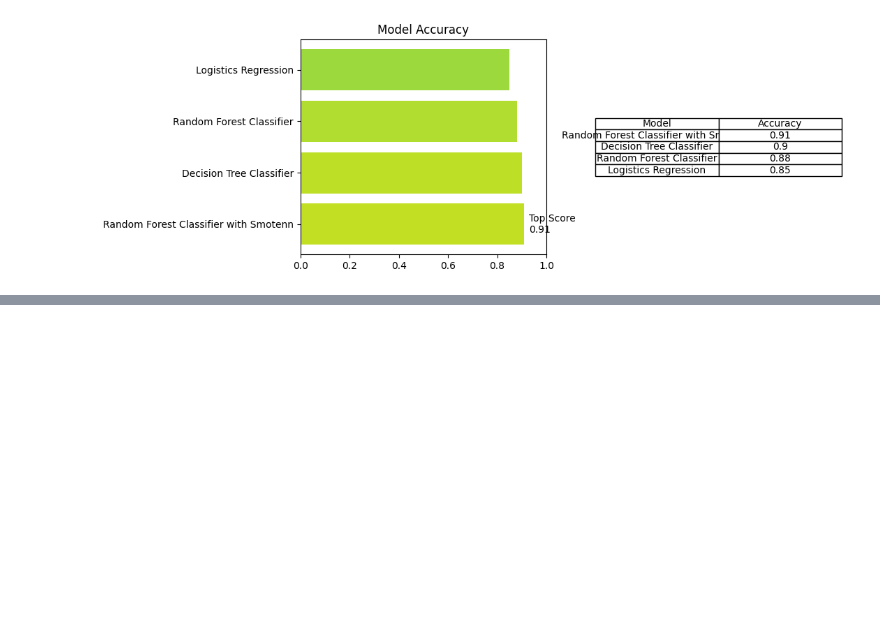
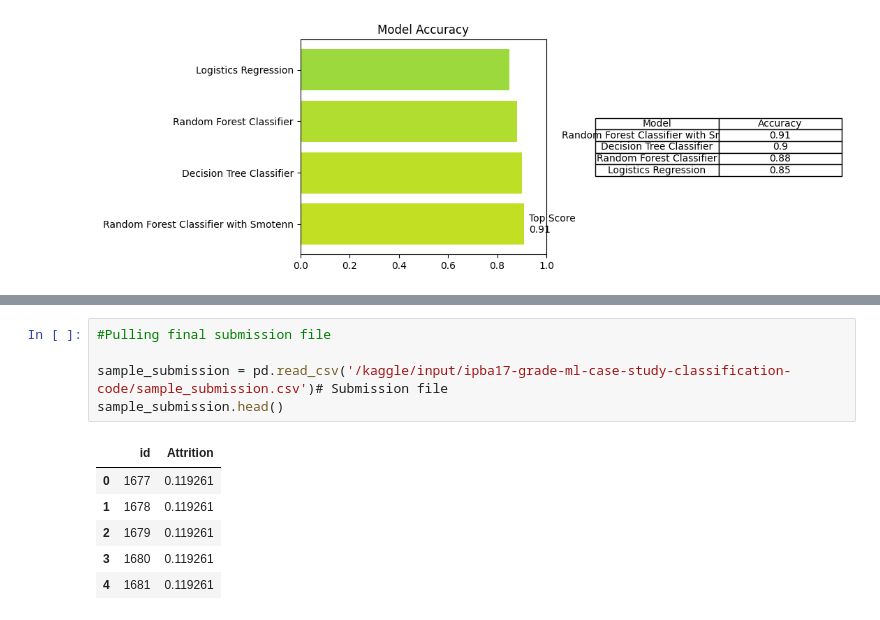
Before and after one commit to shivangisaxena96/Sample_Repo_IPBA, a Jupyter notebook: shivangi-saxena-ml-case-study.ipynb, the cells around one changed output, grey strips where cells are left out. Saved outputs shown, nothing was run; the diff lists cells and outputs as text; blank space fills up the shorter version.

```diff
--- a/shivangi-saxena-ml-case-study.ipynb
+++ b/shivangi-saxena-ml-case-study.ipynb
@@ -1131,0 +1172,12 @@ df_test = pd.read_csv('/kaggle/input/ipba17-grade-ml-case-study-classification-c
+# %%
+#Pulling final submission file
+
+sample_submission = pd.read_csv('/kaggle/input/ipba17-grade-ml-case-study-classification-code/sample_submission.csv')# Submission file
+sample_submission.head()
+# %% [output]
+|  | id | Attrition |
+| 0 | 1677 | 0.119261 |
+| 1 | 1678 | 0.119261 |
+| 2 | 1679 | 0.119261 |
+| 3 | 1680 | 0.119261 |
+| 4 | 1681 | 0.119261 |
```
Also changed, not shown: parts of 16 cells of this notebook.
